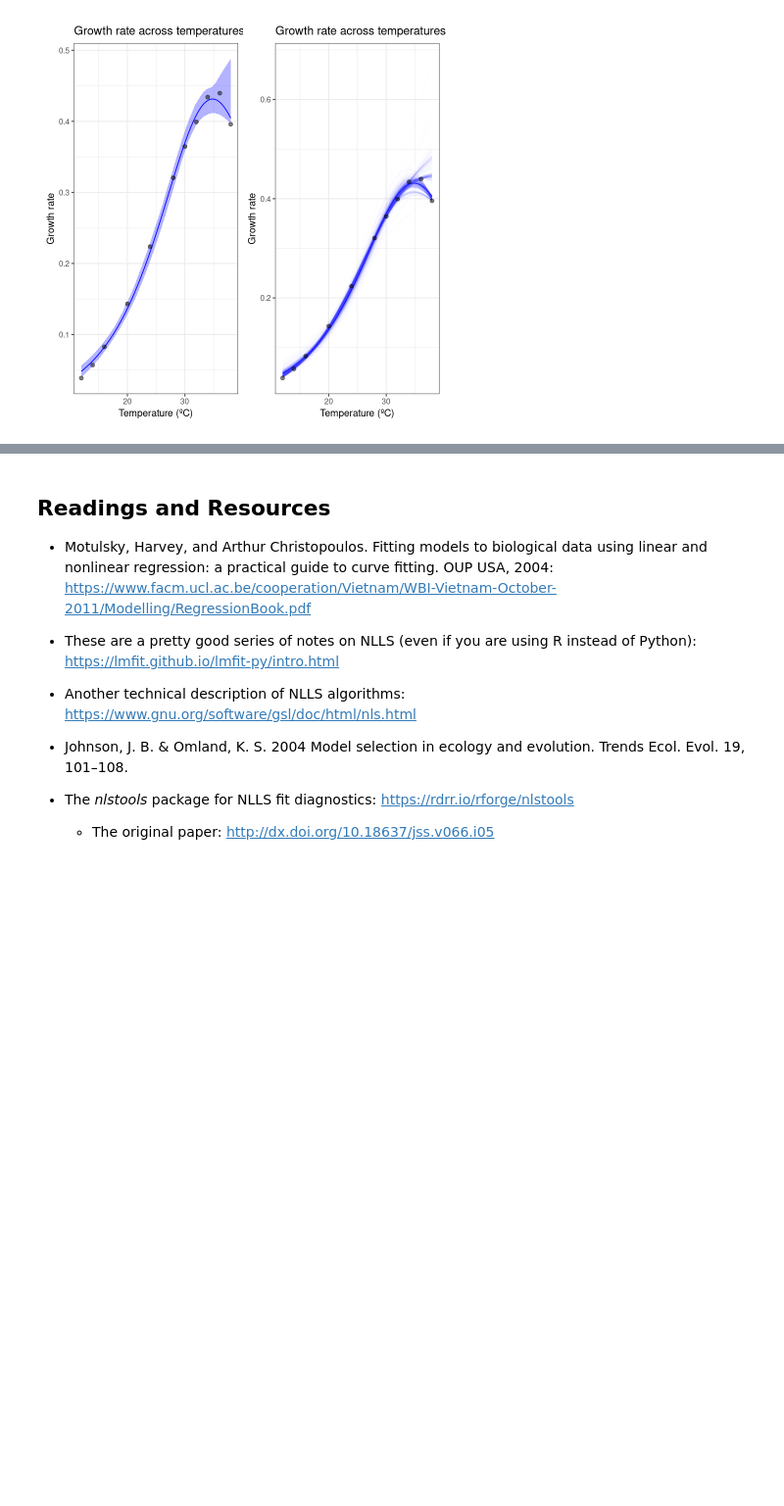
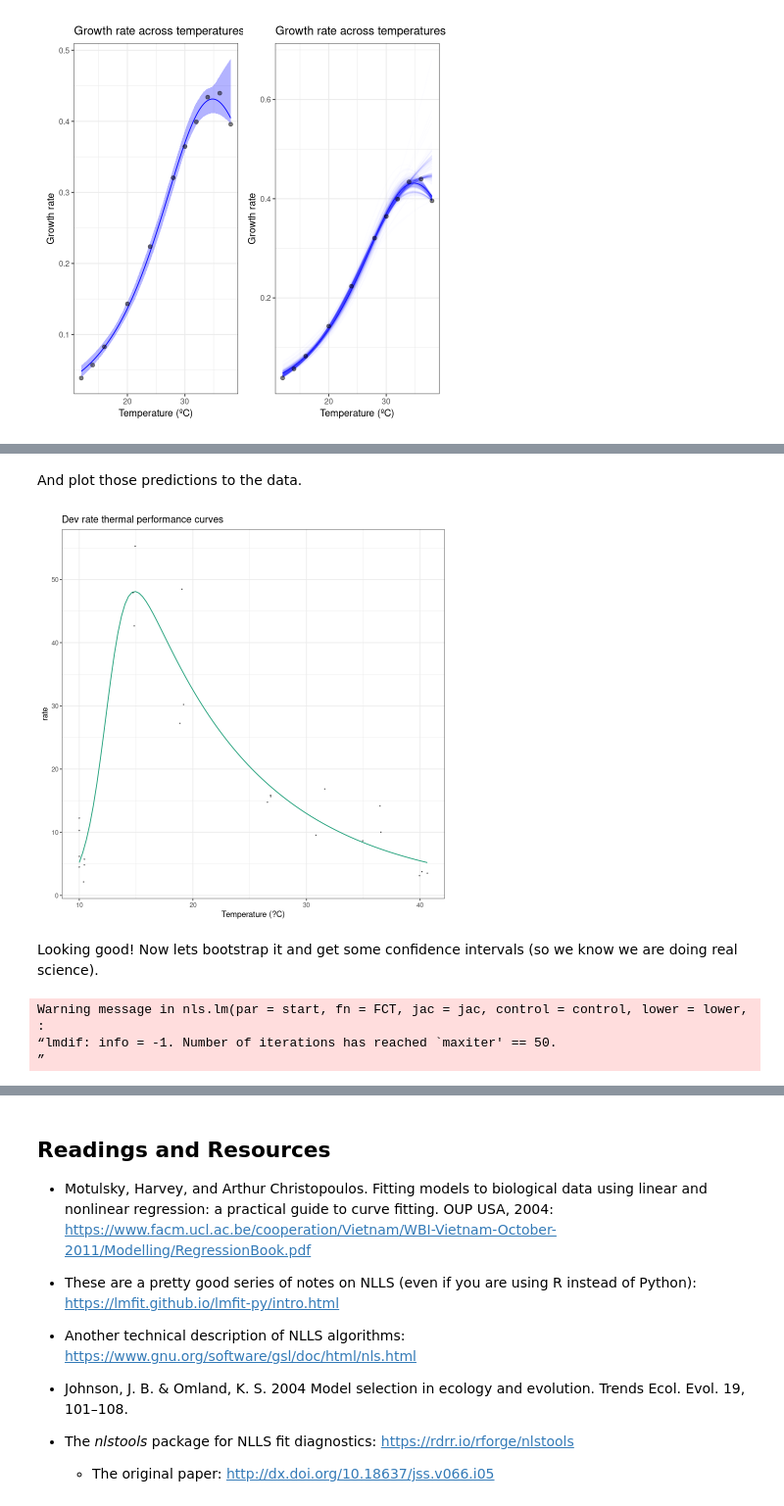
Before and after one commit to vectorbite/VBTraining3, a Jupyter notebook: Jupyter-notebooks/notebooks/3-NLLS.ipynb, the cells around one changed output, grey strips where cells are left out. Shown: that part at 98% size. Cells and saved outputs as stored; diff of their text form; code cells hidden in the pictures; blank space fills up the shorter version.

```diff
--- a/Jupyter-notebooks/notebooks/3-NLLS.ipynb
+++ b/Jupyter-notebooks/notebooks/3-NLLS.ipynb
@@ -1327,0 +1391,2 @@ We can see here that when we bootstrap this data, the fit is not as good as we w
+# %%
+start_vals <- get_start_vals(ae.zj$temp, ae.zj$rate, model_name = 'pawar_2018')
@@ -1327,0 +1395,9 @@ We can see here that when we bootstrap this data, the fit is not as good as we w
+# %%
+a_fits <- nest(ae.zj, data = c(temp, rate)) %>%
+  mutate(pawar = map(data, ~nls_multstart(rate~pawar_2018(temp = temp, r_tref,e,eh,topt, tref = 15),
+                                          data = .x,
+                                          iter = c(3,3,3,3),
+                                          start_lower = start_vals - 10,
+                                          start_upper = start_vals + 10,
+                                          supp_errors = 'Y',
+                                          convergence_count = FALSE)))
@@ -1327,0 +1406,31 @@ We can see here that when we bootstrap this data, the fit is not as good as we w
+# %%
+a_preds <- mutate(a_fits, new_data = map(data, ~tibble(temp = seq(min(.x$temp), max(.x$temp), length.out = 100))))%>%
+  # get rid of original data column
+  select(., -data) %>%
+  # stack models into a single column, with an id column for model_name
+  pivot_longer(., names_to = 'model_name', values_to = 'fit', c(pawar)) %>%
+  # create new list column containing the predictions
+  # this uses both fit and new_data list columns
+  mutate(preds = map2(fit, new_data, ~augment(.x, newdata = .y))) %>%
+  # select only the columns we want to keep
+  select(model_name, preds) %>%
+  # unlist the preds list column
+  unnest(preds)
+# %% [markdown]
+And plot those predictions to the data.
+# %%
+ggplot(a_preds) +
+  geom_line(aes(temp, .fitted, col = model_name)) +
+  geom_point(aes(temp, rate),size=0.2,alpha=0.5, ae.zj)+
+  theme_bw() +
+  theme(legend.position = 'none') +
+  scale_color_brewer(type = 'qual', palette = 2) +
+  labs(x = 'Temperature (?C)',
+       y = 'rate',
+       title = 'Dev rate thermal performance curves')+
+  theme_bw(base_size = 10)+
+  theme(legend.position = "none")
+# %% [output]
+[figure, added]
+# %% [markdown]
+Looking good! Now lets bootstrap it and get some confidence intervals (so we know we are doing real science).
@@ -1327,0 +1442,16 @@ We can see here that when we bootstrap this data, the fit is not as good as we w
+# %%
+# bootstrap using case resampling
+boot2 <- Boot(fit_nlsLM2, method = 'residual')
+
+boot2_preds <- boot2$t %>%
+  as.data.frame() %>%
+  drop_na() %>%
+  mutate(iter = 1:n()) %>%
+  group_by_all() %>%
+  do(data.frame(temp = seq(min(ae.zj$temp), max(ae.zj$temp), length.out = 100))) %>%
+  ungroup() %>%
+  mutate(pred = pawar_2018(temp, r_tref, e, eh, topt, tref = 15))
+# %% [output]
+Warning message in nls.lm(par = start, fn = FCT, jac = jac, control = control, lower = lower, :
+“lmdif: info = -1. Number of iterations has reached `maxiter' == 50.
+”
```
Also changed, not shown: parts of 32 cells of this notebook, 9 other files.
